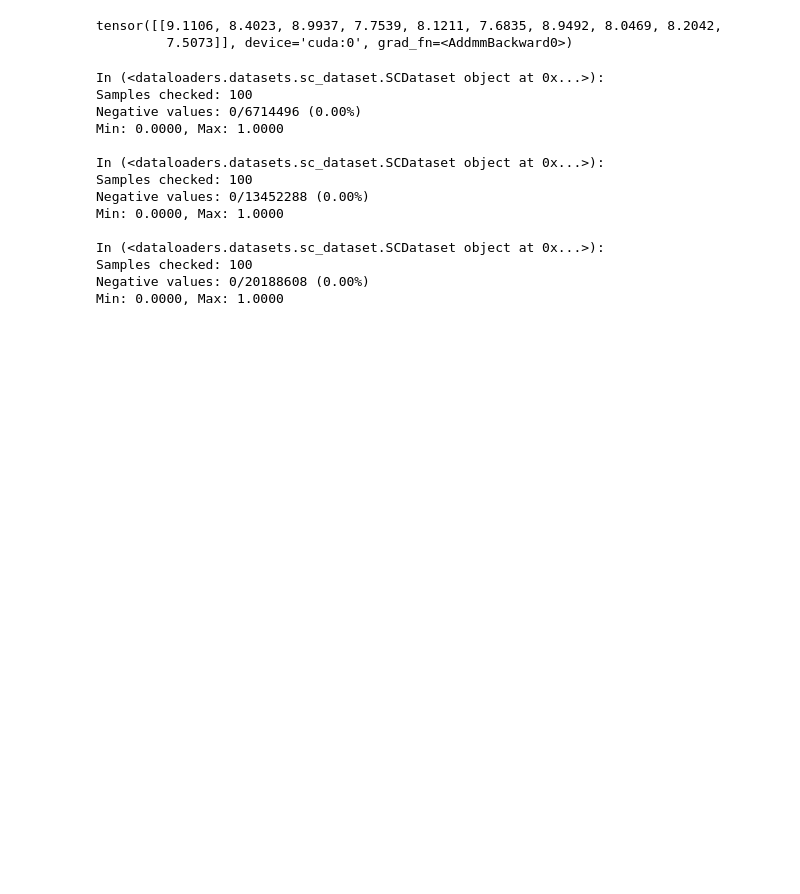
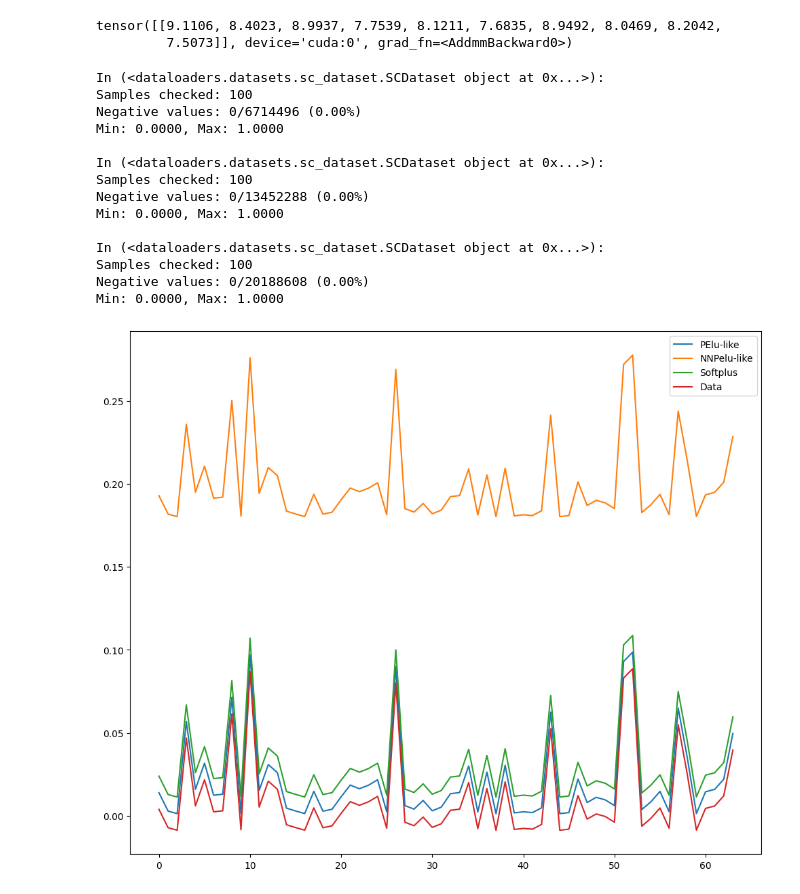
Before and after one commit to tmpoulionis/nn_ssms, a Jupyter notebook: testing.ipynb, the cells around one changed output. Saved outputs shown, nothing was run; the diff lists cells and outputs as text; code cells hidden in the pictures; blank space fills up the shorter version.

```diff
--- a/testing.ipynb
+++ b/testing.ipynb
@@ -207,3 +208,40 @@ In (<dataloaders.datasets.sc_dataset.SCDataset object at 0x...>):
 Samples checked: 100
 Negative values: 0/20188608 (0.00%)
 Min: 0.0000, Max: 1.0000
+# %%
+from utils.activations import Activation
+import torch.nn as nn
+import torch.functional as F
+import torch
+import math
+import matplotlib.pyplot as plt
+
+pelulike = Activation("pelulike")
+nn_pelulike = Activation("nn_pelulike")
+softplus = nn.Softplus()
+
+dt_min = 1e-3
+dt_max = 0.1
+
+dt = torch.exp(
+    torch.rand(64) * (math.log(dt_max) - math.log(dt_min))
+    + math.log(dt_min)
+).clamp(min=1e-4)
+
+pelu_inv = pelulike.inverse(dt)
+nnpelu_inv = nn_pelulike.inverse(dt)
+softplus_inv = dt + torch.log(-torch.expm1(-dt))
+
+x_pelu = pelulike(pelu_inv)
+x_nnpelu = nn_pelulike(pelu_inv)
+x_softplus = softplus(softplus_inv)
+
+plt.figure(figsize=(12,10))
+plt.plot(x_pelu ,label="PElu-like")
+plt.plot(x_nnpelu, label="NNPelu-like")
+plt.plot(x_softplus+0.01, label="Softplus")
+plt.plot(dt-0.01, label="Data")
+plt.legend()
+plt.show()
+# %% [output]
+[figure, added]
```
Also changed, not shown: parts of 2 cells of this notebook, 7 other files.
